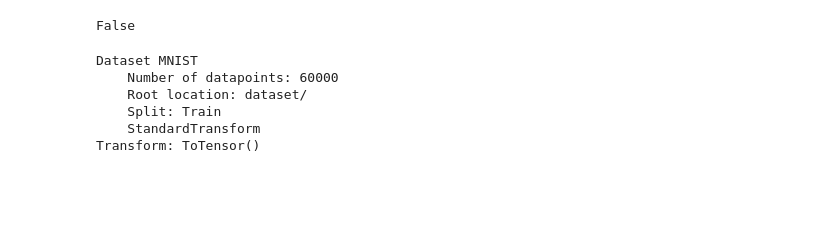
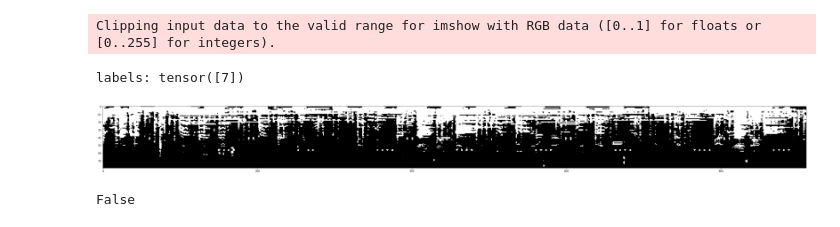
Before and after one commit to s-froghyar/thesis-project-mgr, a Jupyter notebook: conv_net_impl.ipynb, the cells around one changed output. Saved outputs shown, nothing was run; the diff lists cells and outputs as text; code cells hidden in the pictures; blank space fills up the shorter version.

```diff
--- a/conv_net_impl.ipynb
+++ b/conv_net_impl.ipynb
@@ -11,0 +19,2 @@ import torchvision.transforms as transforms  # Transformations we can perform on
+# %%
+GTZAN = GtzanData()
@@ -12,3 +159,28 @@ import torchvision.transforms as transforms  # Transformations we can perform on
+# %%
+transform = transforms.Compose(
+    [
+        transforms.ToTensor()
+    ]
+)
+train_dataset = GtzanDataset(GTZAN.train_x, GTZAN.train_y, transform=transform)
+test_dataset = GtzanDataset(GTZAN.test_x, GTZAN.test_y, transform=transform)
+# %%
+train_loader = DataLoader(dataset=train_dataset, batch_size=1)
+test_loader = DataLoader(dataset=test_dataset, batch_size=1)
+# %%
+import matplotlib.pyplot as plt
+batch = next(iter(train_loader))
+spectrograms, labels = batch
+grid = torchvision.utils.make_grid(spectrograms, nrow=10)
+
+plt.figure(figsize=(50,100))
+plt.imshow(grid.permute(1,2,0))
+
+print('labels:', labels)
+# %% [output]
+Clipping input data to the valid range for imshow with RGB data ([0..1] for floats or [0..255] for integers).
+labels: tensor([7])
+[figure, added]
 # %%
 class CNN(nn.Module):
     def __init__(self, in_channels=1, num_classes=10):
@@ -56,19 +236,0 @@ num_epochs = 5
-# %%
-
-# Load MNIST data for testing
-train_dataset = datasets.MNIST(
-    root="dataset/", train=True, transform=transforms.ToTensor(), download=True
-)
-train_loader = DataLoader(dataset=train_dataset, batch_size=batch_size, shuffle=True)
-test_dataset = datasets.MNIST(
-    root="dataset/", train=False, transform=transforms.ToTensor(), download=True
-)
-test_loader = DataLoader(dataset=test_dataset, batch_size=batch_size, shuffle=True)
-train_dataset
-# %% [output]
-Dataset MNIST
-    Number of datapoints: 60000
-    Root location: dataset/
-    Split: Train
-    StandardTransform
-Transform: ToTensor()
```
Also changed, not shown: parts of 12 cells of this notebook, 3 other files.
